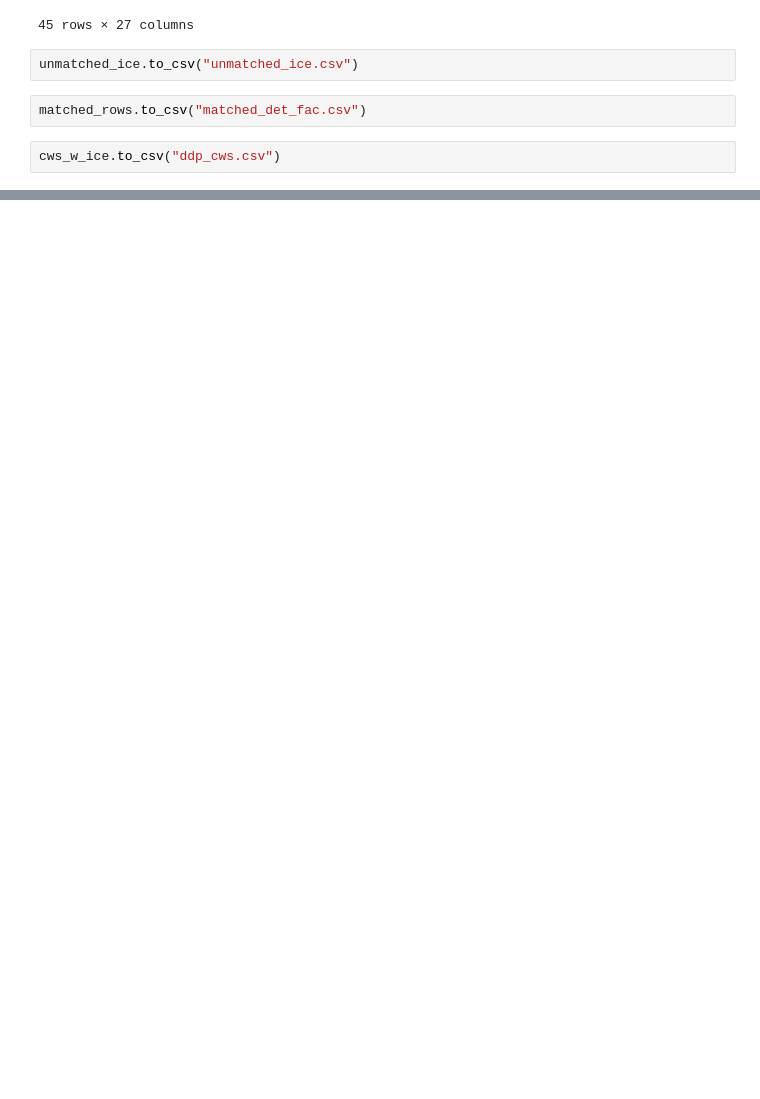
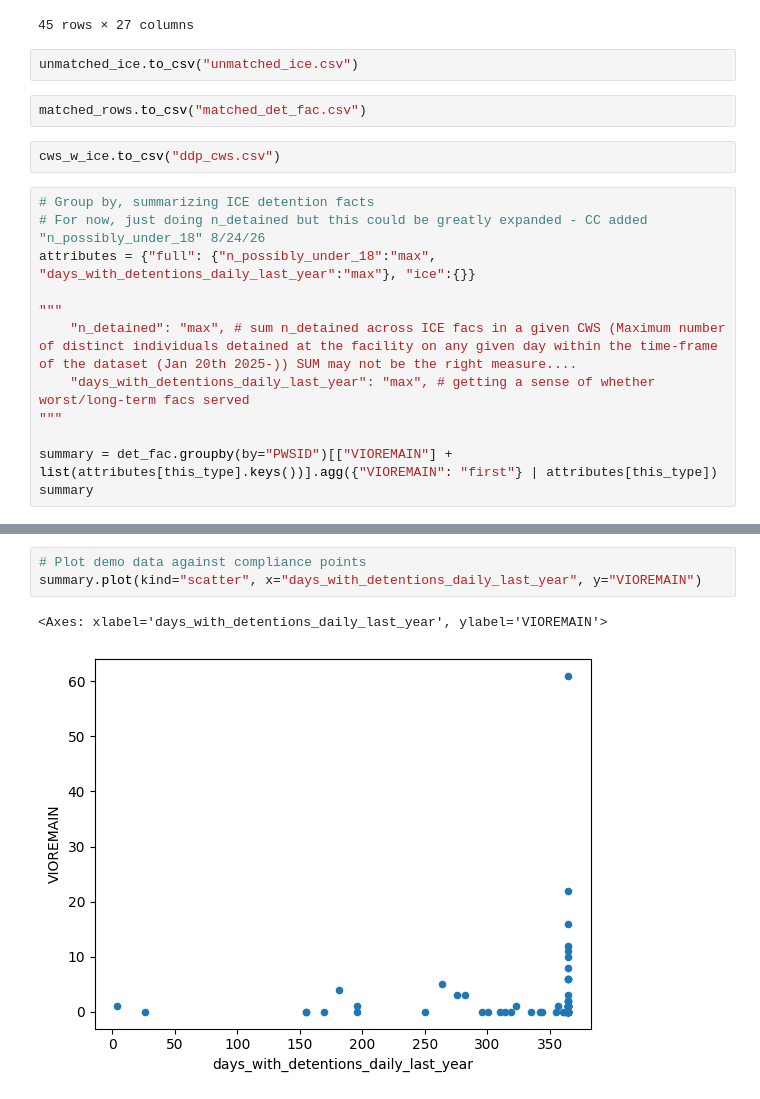
Before and after one commit to edgi-govdata-archiving/EEW-ICE, a Jupyter notebook: DWATER_ICE_Filtered.ipynb, the cells around one changed output, grey strips where cells are left out. Saved outputs shown, nothing was run; the diff lists cells and outputs as text; blank space fills up the shorter version.

Commit message:
Updated for August 21st DDP data

```diff
--- a/DWATER_ICE_Filtered.ipynb
+++ b/DWATER_ICE_Filtered.ipynb
@@ -504,3 +513,15 @@ unmatched_ice.to_csv("unmatched_ice.csv")
 matched_rows.to_csv("matched_det_fac.csv")
 # %%
 cws_w_ice.to_csv("ddp_cws.csv")
+# %%
+# Group by, summarizing ICE detention facts
+# For now, just doing n_detained but this could be greatly expanded - CC added "n_possibly_under_18" 8/24/26
+attributes = {"full": {"n_possibly_under_18":"max", "days_with_detentions_daily_last_year":"max"}, "ice":{}}
+
+"""
+    "n_detained": "max", # sum n_detained across ICE facs in a given CWS (Maximum number of distinct individuals detained at the facility on any given day within the time-frame of the dataset (Jan 20th 2025-)) SUM may not be the right measure....
+    "days_with_detentions_daily_last_year": "max", # getting a sense of whether worst/long-term facs served
+"""
+
+summary = det_fac.groupby(by="PWSID")[["VIOREMAIN"] + list(attributes[this_type].keys())].agg({"VIOREMAIN": "first"} | attributes[this_type])
+summary
@@ -506,0 +543,6 @@ cws_w_ice.to_csv("ddp_cws.csv")
+# %%
+# Plot demo data against compliance points
+summary.plot(kind="scatter", x="days_with_detentions_daily_last_year", y="VIOREMAIN")
+# %% [output]
+<Axes: xlabel='days_with_detentions_daily_last_year', ylabel='VIOREMAIN'>
+[figure, added]
```
Also changed, not shown: parts of 19 cells of this notebook.
